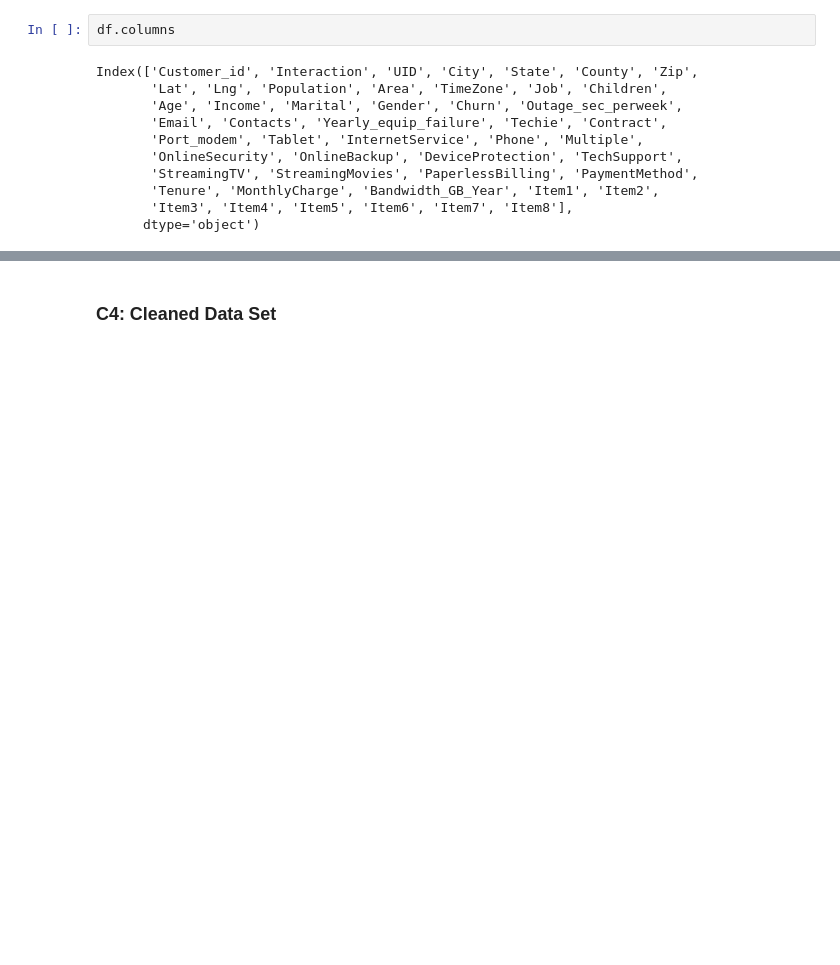
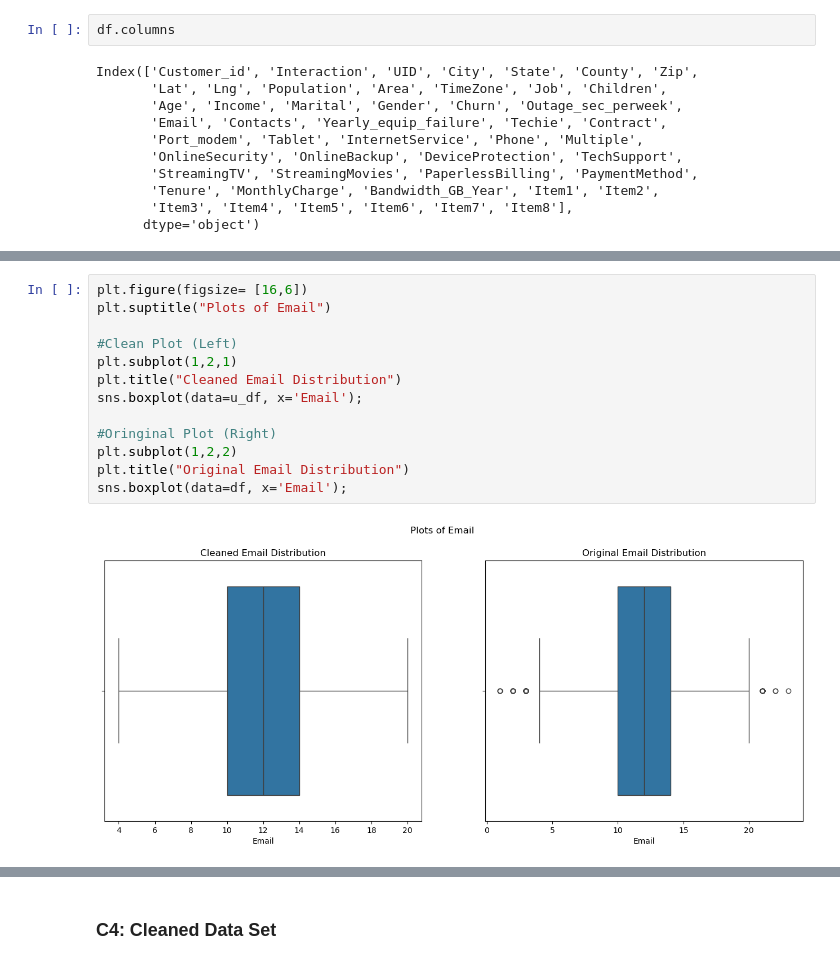
Before and after one commit to JosmarAdames/IEXTelework, a Jupyter notebook: WGU/D209_T1.ipynb, the cells around one changed output, grey strips where cells are left out. Cells and saved outputs as stored; diff of their text form; blank space fills up the shorter version.

```diff
--- a/WGU/D209_T1.ipynb
+++ b/WGU/D209_T1.ipynb
@@ -143,0 +458,15 @@ There are 0 nulls within the data
+# %%
+plt.figure(figsize= [16,6])
+plt.suptitle("Plots of Email")
+
+#Clean Plot (Left)
+plt.subplot(1,2,1)
+plt.title("Cleaned Email Distribution")
+sns.boxplot(data=u_df, x='Email');
+
+#Oringinal Plot (Right)
+plt.subplot(1,2,2)
+plt.title("Original Email Distribution")
+sns.boxplot(data=df, x='Email');
+# %% [output]
+[figure, added]
```
Also changed, not shown: parts of 17 cells of this notebook.
